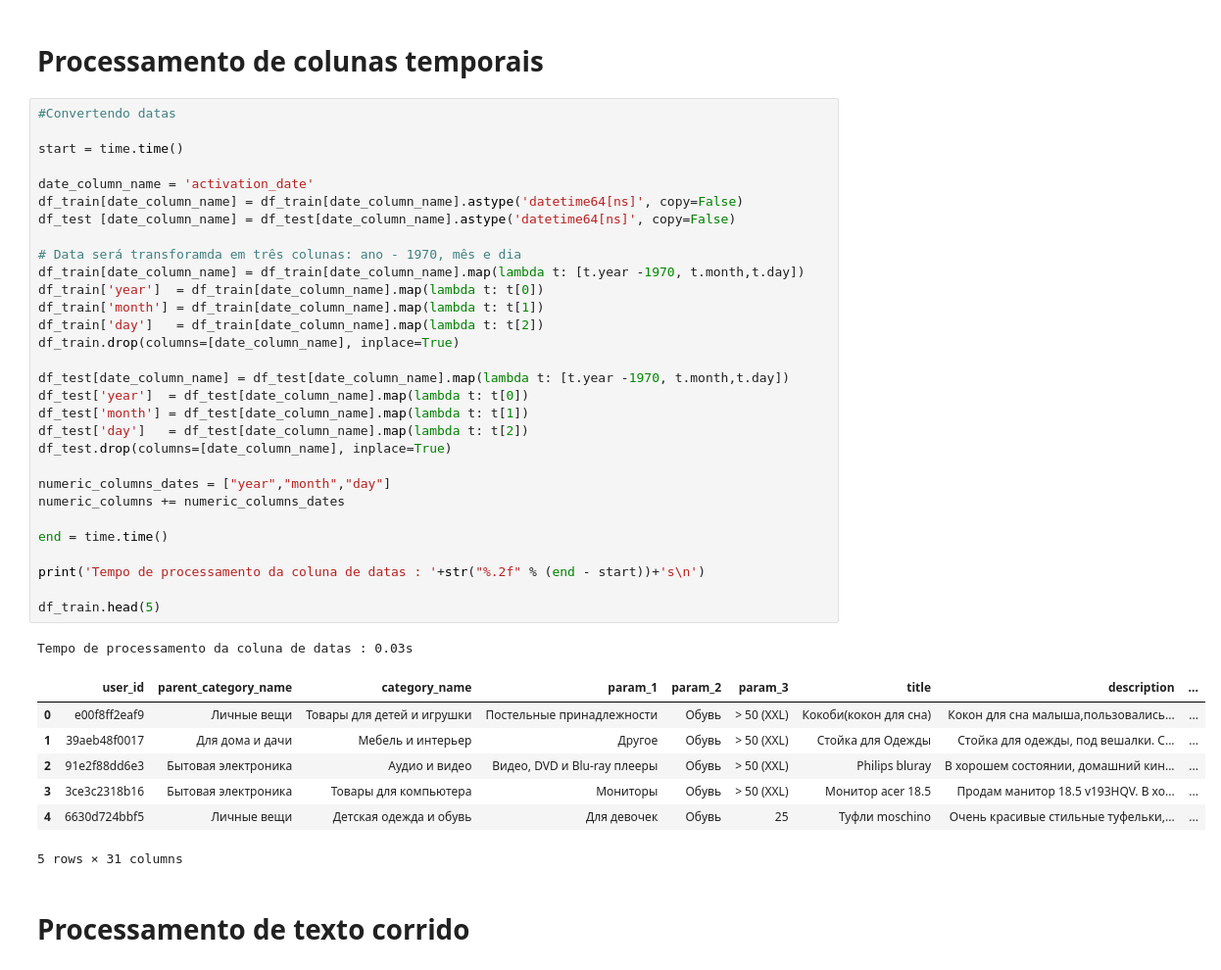
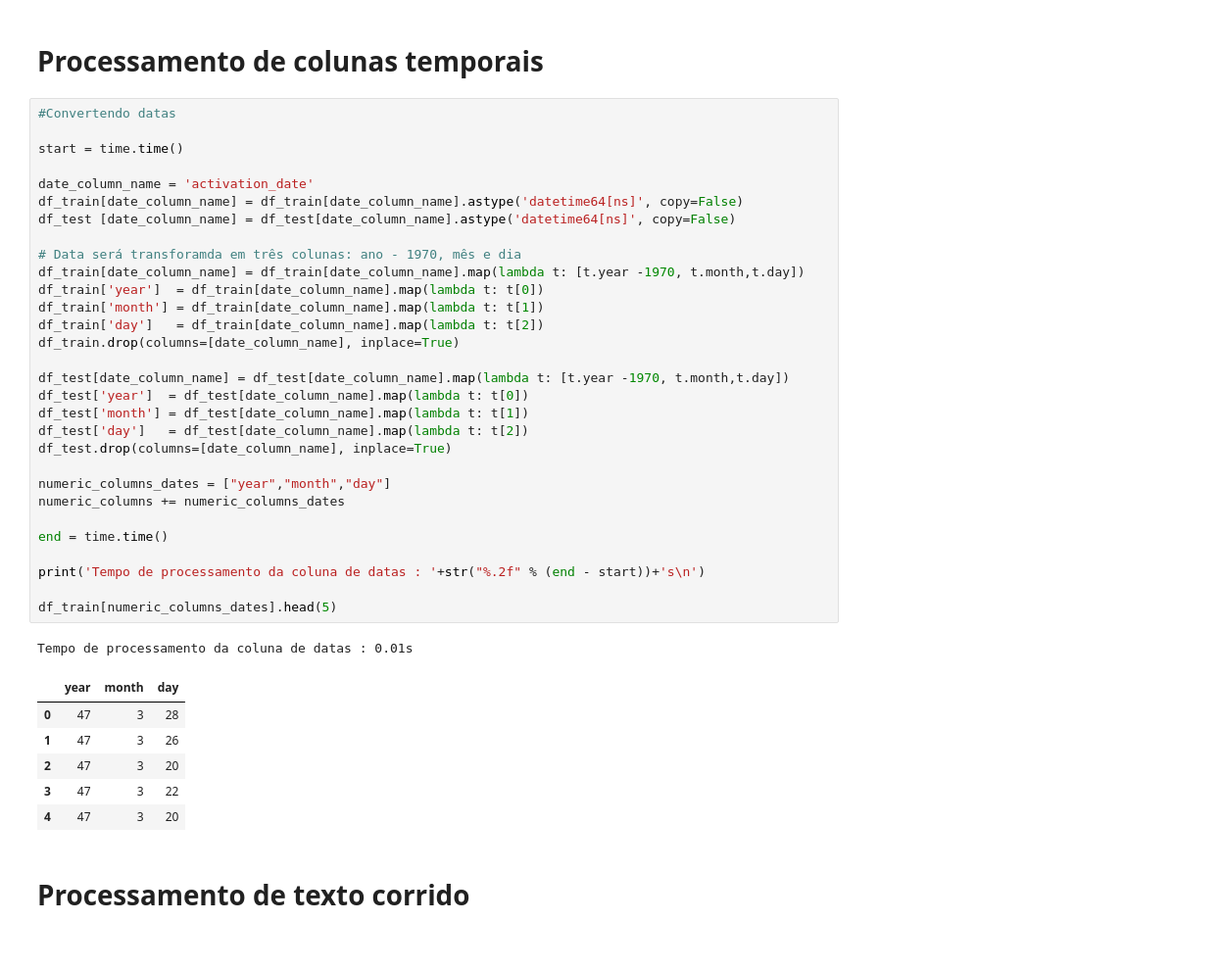
Before and after one commit to vinicius-alves/Kaggle-Avito-Challenge, a Jupyter notebook: notebook pré-processamento.ipynb, the cells around one changed output. Shown at 98% size. Saved outputs shown, nothing was run; the diff lists cells and outputs as text.

```diff
--- a/notebook pré-processamento.ipynb
+++ b/notebook pré-processamento.ipynb
@@ -189,42 +188,41 @@ Tempo de merge com dataset de dados geográficos : 0.03s
 # %%
 #Convertendo datas
 
 start = time.time()
 
 date_column_name = 'activation_date'
 df_train[date_column_name] = df_train[date_column_name].astype('datetime64[ns]', copy=False)
 df_test [date_column_name] = df_test[date_column_name].astype('datetime64[ns]', copy=False)
 
 # Data será transforamda em três colunas: ano - 1970, mês e dia
 df_train[date_column_name] = df_train[date_column_name].map(lambda t: [t.year -1970, t.month,t.day])
 df_train['year']  = df_train[date_column_name].map(lambda t: t[0])
 df_train['month'] = df_train[date_column_name].map(lambda t: t[1])
 df_train['day']   = df_train[date_column_name].map(lambda t: t[2])
 df_train.drop(columns=[date_column_name], inplace=True)
 
 df_test[date_column_name] = df_test[date_column_name].map(lambda t: [t.year -1970, t.month,t.day])
 df_test['year']  = df_test[date_column_name].map(lambda t: t[0])
 df_test['month'] = df_test[date_column_name].map(lambda t: t[1])
 df_test['day']   = df_test[date_column_name].map(lambda t: t[2])
 df_test.drop(columns=[date_column_name], inplace=True)
 
 numeric_columns_dates = ["year","month","day"]
 numeric_columns += numeric_columns_dates
 
 end = time.time()
 
 print('Tempo de processamento da coluna de datas : '+str("%.2f" % (end - start))+'s\n')
 
-df_train.head(5)
+df_train[numeric_columns_dates].head(5)
 # %% [output]
-Tempo de processamento da coluna de datas : 0.03s
+Tempo de processamento da coluna de datas : 0.01s
-|  | user_id | parent_category_name | category_name | param_1 | param_2 | param_3 | title | description | ... |
-| 0 | e00f8ff2eaf9 | Личные вещи | Товары для детей и игрушки | Постельные принадлежности | Обувь | > 50 (XXL) | Кокоби(кокон для сна) | Кокон для сна малыша,пользовались... | ... |
-| 1 | 39aeb48f0017 | Для дома и дачи | Мебель и интерьер | Другое | Обувь | > 50 (XXL) | Стойка для Одежды | Стойка для одежды, под вешалки. С... | ... |
-| 2 | 91e2f88dd6e3 | Бытовая электроника | Аудио и видео | Видео, DVD и Blu-ray плееры | Обувь | > 50 (XXL) | Philips bluray | В хорошем состоянии, домашний кин... | ... |
-| 3 | 3ce3c2318b16 | Бытовая электроника | Товары для компьютера | Мониторы | Обувь | > 50 (XXL) | Монитор acer 18.5 | Продам манитор 18.5 v193HQV. В хо... | ... |
-| 4 | 6630d724bbf5 | Личные вещи | Детская одежда и обувь | Для девочек | Обувь | 25 | Туфли moschino | Очень красивые стильные туфельки,... | ... |
+|  | year | month | day |
+| 0 | 47 | 3 | 28 |
+| 1 | 47 | 3 | 26 |
+| 2 | 47 | 3 | 20 |
+| 3 | 47 | 3 | 22 |
+| 4 | 47 | 3 | 20 |
-5 rows × 31 columns
 # %% [markdown]
 # Processamento de texto corrido
 # %%
```
Also changed, not shown: parts of 8 cells of this notebook.
